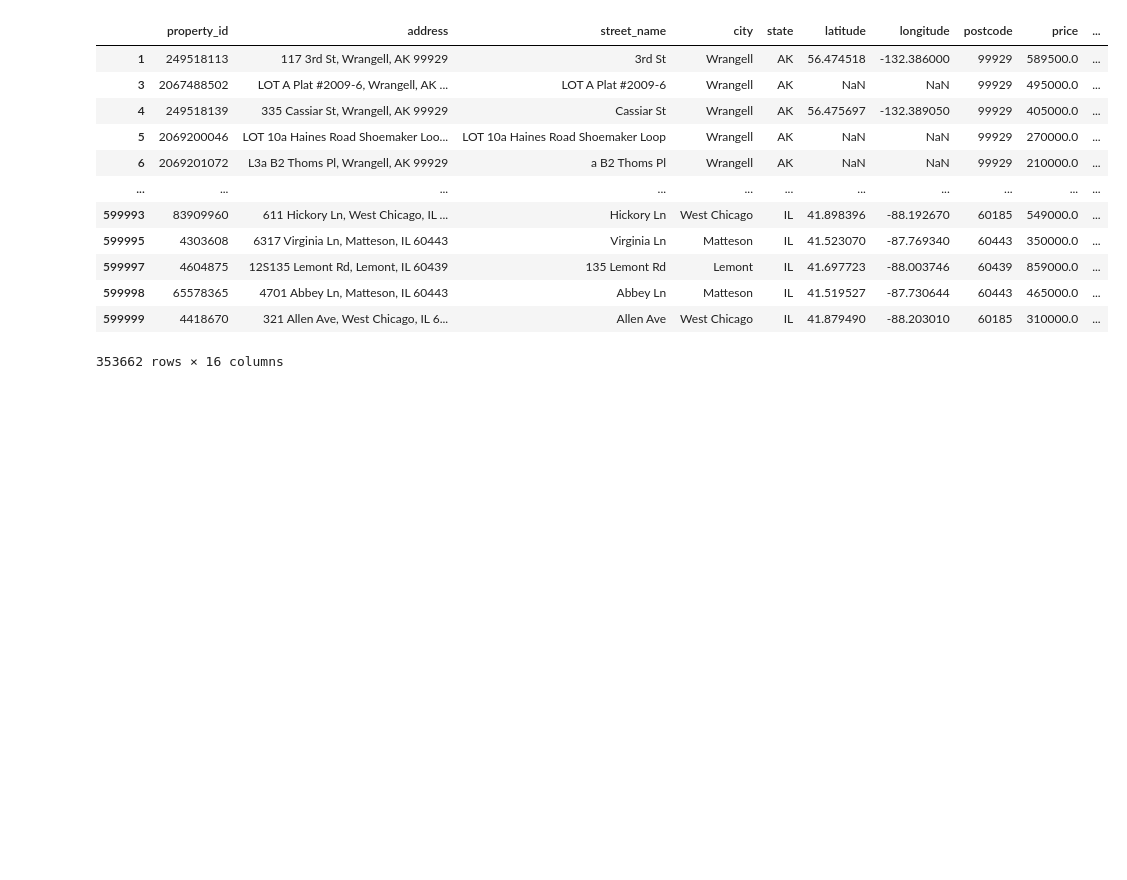
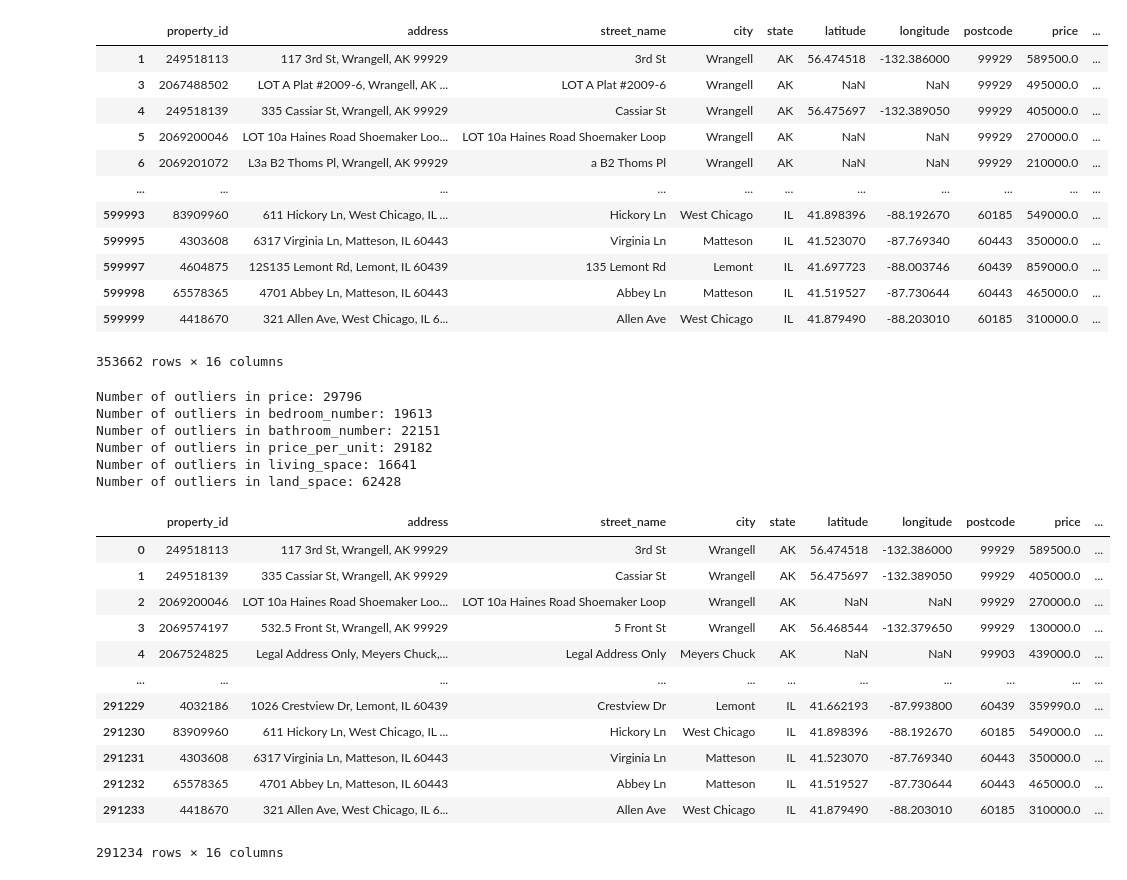
Before and after one commit to Jihyeyoon4/Project4-Group-2, a Jupyter notebook: Project 4 - Data Cleaning.ipynb, the cells around one changed output. Cells and saved outputs as stored; diff of their text form; code cells hidden in the pictures; blank space fills up the shorter version.

Commit message:
Outliers removed from the data
Identified all the outliers and dropped them to predict and analyze accurately

```diff
--- a/Project 4 - Data Cleaning.ipynb
+++ b/Project 4 - Data Cleaning.ipynb
@@ -227,3 +229,6 @@ raw_data
 | 599998 | 65578365 | 4701 Abbey Ln, Matteson, IL 60443 | Abbey Ln | Matteson | IL | 41.519527 | -87.730644 | 60443 | 465000.0 | ... |
 | 599999 | 4418670 | 321 Allen Ave, West Chicago, IL 6... | Allen Ave | West Chicago | IL | 41.879490 | -88.203010 | 60185 | 310000.0 | ... |
 353662 rows × 16 columns
+# %%
+# Convert datatype object to string for 'postcode'
+raw_data['postcode'] = raw_data['postcode'].astype(str)
@@ -229,0 +239,45 @@ raw_data
+# %%
+# All numeric columns for which we want to identify outliers
+numeric_columns = ['price', 'bedroom_number', 'bathroom_number', 'price_per_unit', 'living_space', 'land_space']
+
+# Identify and count outliers for each numeric column
+for column_name in numeric_columns:
+    Q1 = raw_data[column_name].quantile(0.25)
+    Q3 = raw_data[column_name].quantile(0.75)
+    IQR = Q3 - Q1
+    lower_bound = Q1 - 1.5 * IQR
+    upper_bound = Q3 + 1.5 * IQR
+
+    outliers = raw_data[(raw_data[column_name] < lower_bound) | (raw_data[column_name] > upper_bound)]
+
+    num_outliers = outliers.shape[0]
+    print(f"Number of outliers in {column_name}: {num_outliers}")
+# %% [output]
+Number of outliers in price: 29796
+Number of outliers in bedroom_number: 19613
+Number of outliers in bathroom_number: 22151
+Number of outliers in price_per_unit: 29182
+Number of outliers in living_space: 16641
+Number of outliers in land_space: 62428
+# %%
+# Dropping all rows with Outliers
+raw_data = raw_data.drop(outliers.index)
+
+# Reset the index
+raw_data = raw_data.reset_index(drop=True)
+# %%
+raw_data
+# %% [output]
+|  | property_id | address | street_name | city | state | latitude | longitude | postcode | price | ... |
+| 0 | 249518113 | 117 3rd St, Wrangell, AK 99929 | 3rd St | Wrangell | AK | 56.474518 | -132.386000 | 99929 | 589500.0 | ... |
+| 1 | 249518139 | 335 Cassiar St, Wrangell, AK 99929 | Cassiar St | Wrangell | AK | 56.475697 | -132.389050 | 99929 | 405000.0 | ... |
+| 2 | 2069200046 | LOT 10a Haines Road Shoemaker Loo... | LOT 10a Haines Road Shoemaker Loop | Wrangell | AK | NaN | NaN | 99929 | 270000.0 | ... |
+| 3 | 2069574197 | 532.5 Front St, Wrangell, AK 99929 | 5 Front St | Wrangell | AK | 56.468544 | -132.379650 | 99929 | 130000.0 | ... |
+| 4 | 2067524825 | Legal Address Only, Meyers Chuck,... | Legal Address Only | Meyers Chuck | AK | NaN | NaN | 99903 | 439000.0 | ... |
+| ... | ... | ... | ... | ... | ... | ... | ... | ... | ... | ... |
+| 291229 | 4032186 | 1026 Crestview Dr, Lemont, IL 60439 | Crestview Dr | Lemont | IL | 41.662193 | -87.993800 | 60439 | 359990.0 | ... |
+| 291230 | 83909960 | 611 Hickory Ln, West Chicago, IL ... | Hickory Ln | West Chicago | IL | 41.898396 | -88.192670 | 60185 | 549000.0 | ... |
+| 291231 | 4303608 | 6317 Virginia Ln, Matteson, IL 60443 | Virginia Ln | Matteson | IL | 41.523070 | -87.769340 | 60443 | 350000.0 | ... |
+| 291232 | 65578365 | 4701 Abbey Ln, Matteson, IL 60443 | Abbey Ln | Matteson | IL | 41.519527 | -87.730644 | 60443 | 465000.0 | ... |
+| 291233 | 4418670 | 321 Allen Ave, West Chicago, IL 6... | Allen Ave | West Chicago | IL | 41.879490 | -88.203010 | 60185 | 310000.0 | ... |
+291234 rows × 16 columns
```
Also changed, not shown: parts of 4 cells of this notebook.
